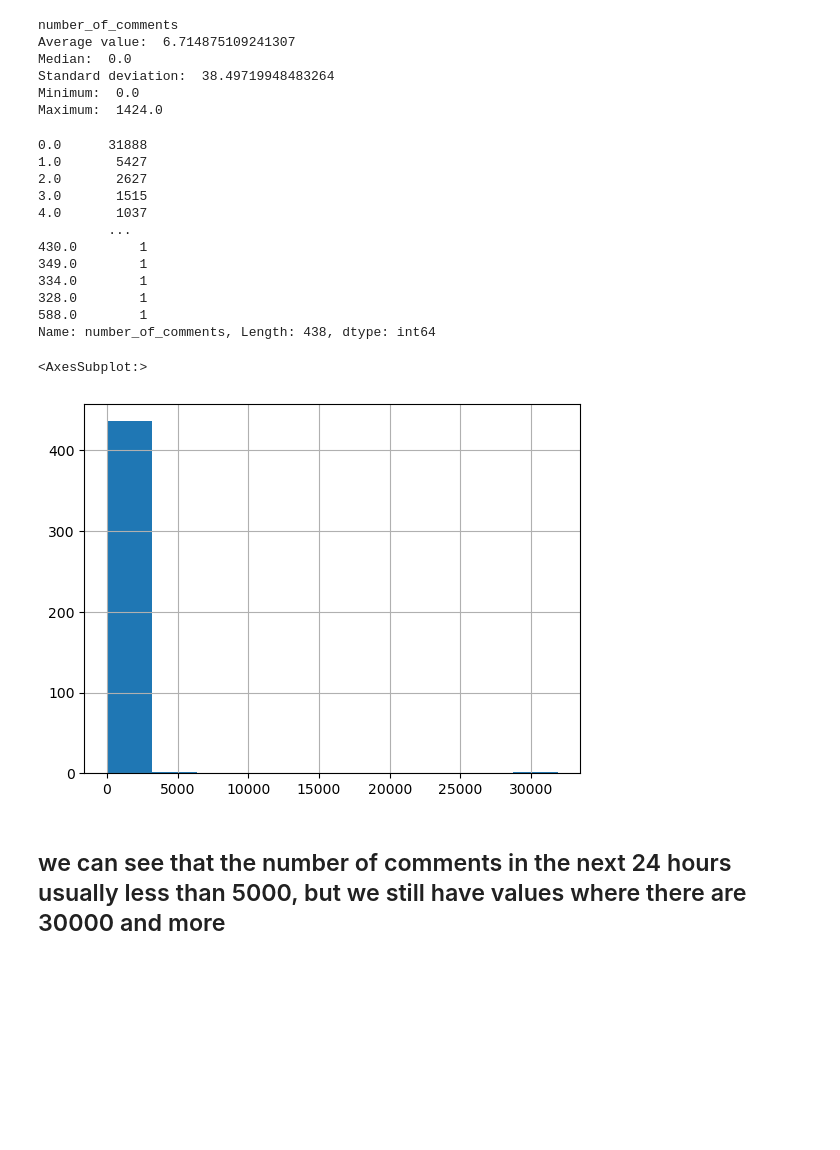
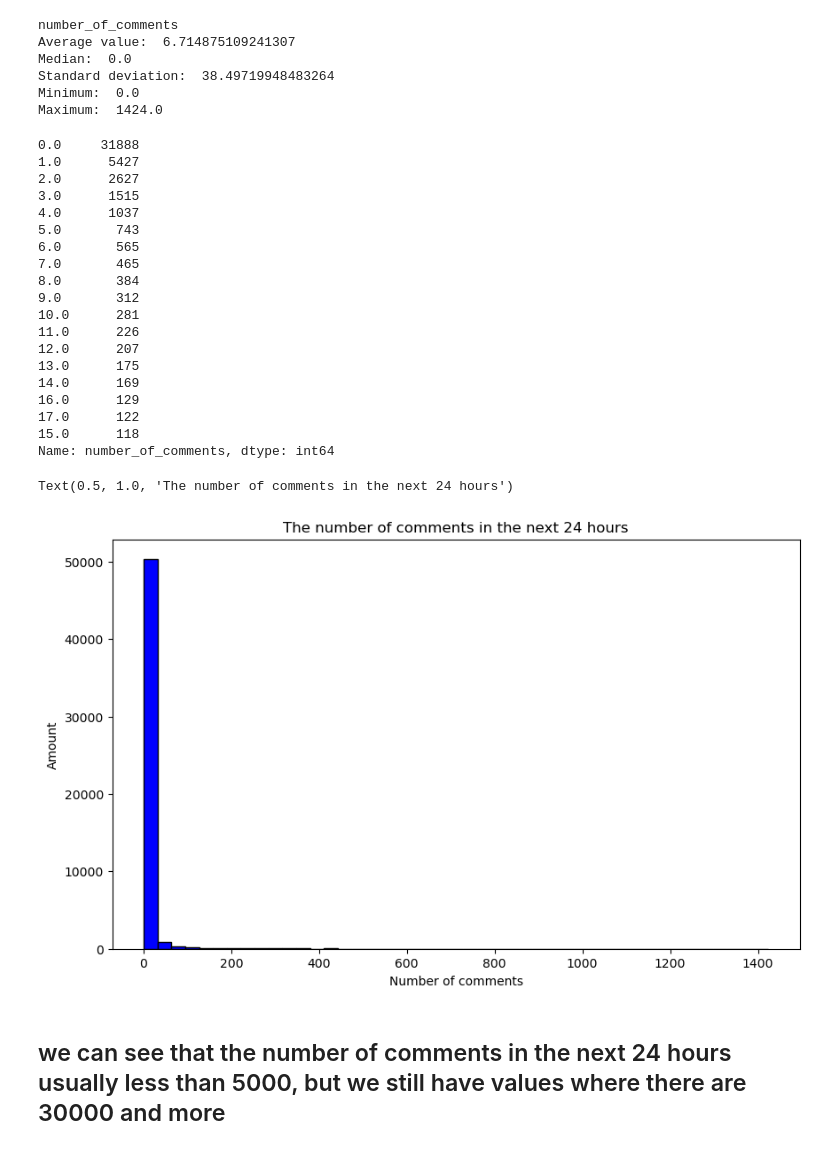
Before and after one commit to terekhin2540/Data_Analytics_First_assign, a Jupyter notebook: data_analytics.ipynb, the cells around one changed output. Saved outputs shown, nothing was run; the diff lists cells and outputs as text; code cells hidden in the pictures; blank space fills up the shorter version.

Commit message:
Added plots and modeling

```diff
--- a/data_analytics.ipynb
+++ b/data_analytics.ipynb
@@ -418,25 +419,37 @@ Standard deviation:  38.49719948483264
 Minimum:  0.0
 Maximum:  1424.0
 # %%
-df_train['number_of_comments'].value_counts()
+df_train['number_of_comments'].value_counts()[:15]
 # %% [output]
-0.0      31888
-1.0       5427
-2.0       2627
-3.0       1515
-4.0       1037
-         ...
-430.0        1
-349.0        1
-334.0        1
-328.0        1
-588.0        1
-Name: number_of_comments, Length: 438, dtype: int64
+0.0     31888
+1.0      5427
+2.0      2627
+3.0      1515
+4.0      1037
+5.0       743
+6.0       565
+7.0       465
+8.0       384
+9.0       312
+10.0      281
+11.0      226
+12.0      207
+13.0      175
+14.0      169
+16.0      129
+17.0      122
+15.0      118
+Name: number_of_comments, dtype: int64
-# %%
-df_train['number_of_comments'].value_counts().hist()
-# %% [output]
-<AxesSubplot:>
-[figure, removed]
+# %%
+plt.figure(figsize=(10,6))
+plt.hist(df_train['number_of_comments'], color='blue', edgecolor='black', bins=int(45/1))
+
+plt.xlabel('Number of comments')
+plt.ylabel('Amount')
+plt.title('The number of comments in the next 24 hours')
+# %% [output]
+Text(0.5, 1.0, 'The number of comments in the next 24 hours')
+[figure, added]
 # %% [markdown]
 ## we can see that the number of comments in the next 24 hours usually less than 5000, but we still have values where there are 30000 and more
 # %%
```
Also changed, not shown: parts of 68 cells of this notebook.
